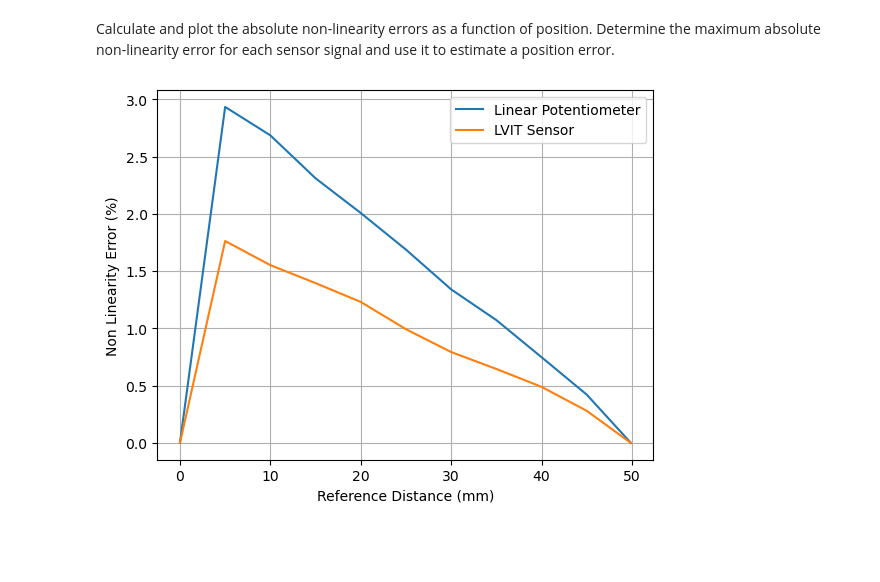
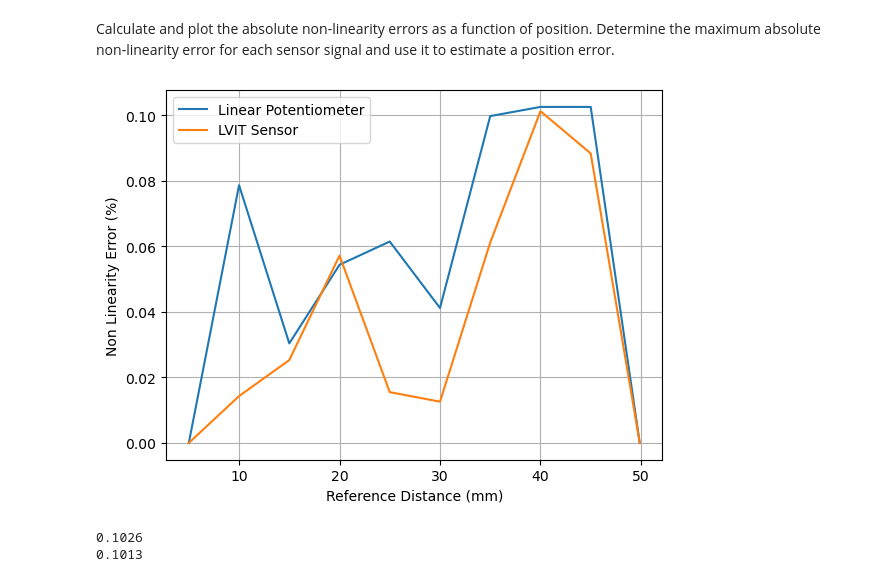
Before and after one commit to Koi199/MECH-420-scripts, a Jupyter notebook: Lab 2 Data/Mech420Lab2.ipynb, the cells around one changed output. Drawn from its saved outputs; the diff is of its cells as text; code cells hidden in the pictures; blank space fills up the shorter version.

```diff
--- a/Lab 2 Data/Mech420Lab2.ipynb
+++ b/Lab 2 Data/Mech420Lab2.ipynb
@@ -99,7 +99,7 @@ plt.show()
 [figure]
 # %%
 # Create a new DataFrame with the first and last rows using iloc (endpoints)
-endpoints_df = averages.iloc[[0, -1]].copy()
+endpoints_df = averages.iloc[[1, -1]].copy()
 
 #define the model function to fit
 def model_function(x, V0, B0):
@@ -286,5 +286,7 @@ for i in range(0, len(averages['Reference Distance (mm)'])):
 for i in range(0, len(averages['Reference Distance (mm)'])):
     LVIT_linearityError.append(100*(averages['LVIT Diff (V)'][i]/LVIT_Range).round(6))
 
-averages['LinPot NonLinearity Error (V)'] = LinPot_linearityError
-averages['LVIT NonLinearity Error (V)'] = LVIT_linearityError
+averages['LinPot NonLinearity Error (%)'] = LinPot_linearityError
+averages['LVIT NonLinearity Error (%)'] = LVIT_linearityError
+
+averages
@@ -293,12 +308,19 @@ Calculate  and  plot  the  absolute  non-linearity  errors  as  a  function  of
 maximum  absolute  non-linearity  error  for  each  sensor  signal  and  use  it  to  estimate  a  position
 error.
 # %%
-plt.plot(averages['Reference Distance (mm)'], averages['LinPot NonLinearity Error (V)'], label = 'Linear Potentiometer')
-plt.plot(averages['Reference Distance (mm)'], averages['LVIT NonLinearity Error (V)'], label = 'LVIT Sensor')
+averages = averages.drop(averages.index[0])
+
+plt.plot(averages['Reference Distance (mm)'], averages['LinPot NonLinearity Error (%)'], label = 'Linear Potentiometer')
+plt.plot(averages['Reference Distance (mm)'], averages['LVIT NonLinearity Error (%)'], label = 'LVIT Sensor')
 plt.xlabel('Reference Distance (mm)')
 plt.ylabel('Non Linearity Error (%)')
 plt.legend()
 plt.grid()
 plt.show()
+
+print(averages['LinPot NonLinearity Error (%)'].max())
+print(averages['LVIT NonLinearity Error (%)'].max())
 # %% [output]
-[figure, old version]
+[figure, new version]
+0.1026
+0.1013
```
Also changed, not shown: parts of 3 cells of this notebook.
